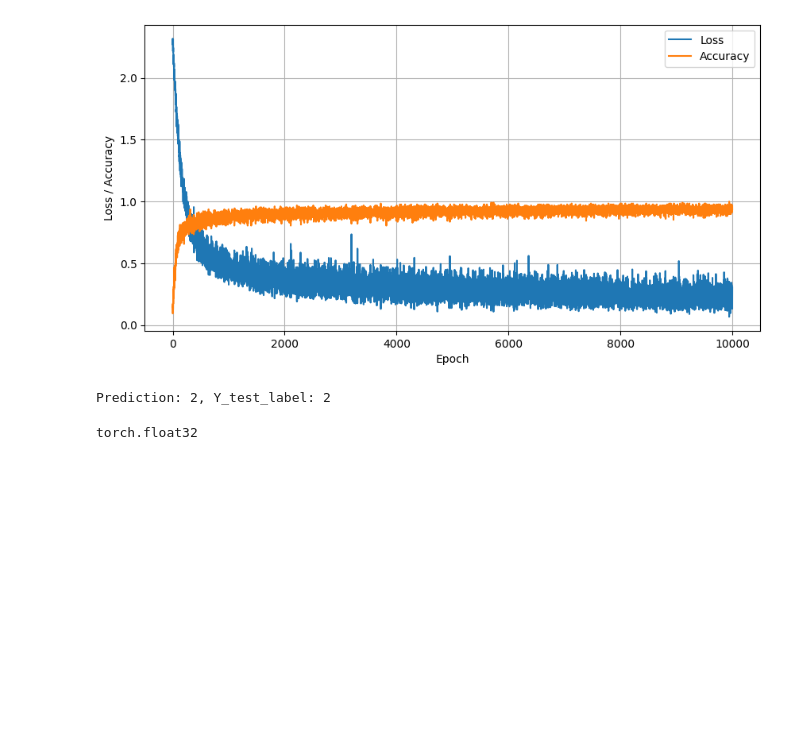
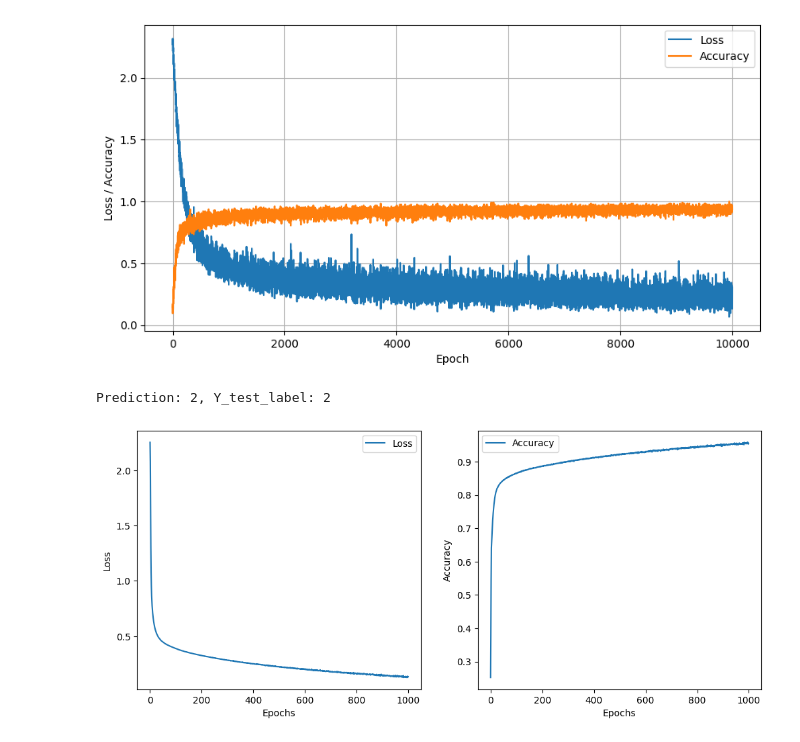
Before and after one commit to AdrianoWeid/ai-notebooks, a Jupyter notebook: mnist_from_scratch.ipynb, the cells around one changed output. Drawn from its saved outputs; the diff is of its cells as text; code cells hidden in the pictures; blank space fills up the shorter version.

Commit message:
backward

```diff
--- a/mnist_from_scratch.ipynb
+++ b/mnist_from_scratch.ipynb
@@ -278,53 +278,98 @@ print("Prediction: %d, Y_test_label: %d" % (prediction, y_sample))
 # %% [output]
 Prediction: 2, Y_test_label: 2
 # %%
-#torch model
 import torch
+import matplotlib.pyplot as plt
+from tqdm import trange
+import torch.optim as optim
 from torch import nn
 from torch.utils.data import DataLoader
 from torchvision import datasets
 from torchvision import transforms
+from IPython.display import clear_output
 
+# Lade das Dataset ohne One-Hot-Encoding
 ds_train = datasets.FashionMNIST(
     root="data",
     train=True,
     download=True,
-    transform=transforms.ToTensor(),
-    target_transform=transforms.Lambda(lambda y: torch.zeros(10, dtype=torch.float).scatter_(0, torch.tensor(y), value=1))
+    transform=transforms.ToTensor()
 )
 ds_test = datasets.FashionMNIST(
     root="data",
-    train=True,
+    train=False,
     download=True,
-    transform=transforms.ToTensor(),
-    target_transform=transforms.Lambda(lambda y: torch.zeros(10, dtype=torch.float).scatter_(0, torch.tensor(y), value=1))
+    transform=transforms.ToTensor()
 )
 
-loader = DataLoader(ds_train, batch_size=64, shuffle=True)
-
+loader = DataLoader(ds_train, batch_size=500, shuffle=True)
 
 class Model(nn.Module):
     def __init__(self, input, hidden):
         super().__init__()
-        self.w1 = nn.Linear(input,hidden)
+        self.w1 = nn.Linear(input, hidden)
         self.w2 = nn.Linear(hidden, hidden)
         self.out = nn.Linear(hidden, 10)
         self.relu = nn.ReLU()
-        self.softmax = nn.Softmax(dim=1)
 
     def forward(self, x):
         x = self.w1(x)
         x = self.relu(x)
         x = self.w2(x)
         x = self.relu(x)
         x = self.out(x)
-        x = self.softmax(x)
+        return x  # Keine Softmax hier, da CrossEntropyLoss das intern behandelt
 
+my_model = Model(784, 128)
+loss_fn = nn.CrossEntropyLoss()
+optimizer = optim.SGD(my_model.parameters(), lr=0.01)
+epochs = 1000
+losses = []
+accuracies = []
 
+for epoch in (t := trange(epochs)):
+    epoch_loss = 0  # Durchschnittlicher Loss für die Epoche
+    correct = 0
+    total = 0
 
-test = Model(784, 128)
-data = ds_train.data[2].view(-1, 784)/255
-print(data.dtype)
-test.forward(data)
+    for images, labels in loader:
+        images = images.view(-1, 28*28)  # Bilddaten flach machen
+
+        predictions = my_model(images)
+        loss = loss_fn(predictions, labels)
+
+        optimizer.zero_grad()
+        loss.backward()
+        optimizer.step()
+
+        # Sammeln des Verlusts für die Visualisierung
+        epoch_loss += loss.item()
+
+        # Berechne die Accuracy
+        _, predicted = torch.max(predictions, 1)  # Index der höchsten Logit-Wahrscheinlichkeit
+        correct += (predicted == labels).sum().item()
+        total += labels.size(0)
+
+    # Durchschnittlichen Epoche-Loss und -Accuracy speichern
+    losses.append(epoch_loss / len(loader))
+    accuracies.append(correct / total)
+
+    # Fortschritt anzeigen und Loss sowie Accuracy plotten
+    clear_output(wait=True)
+    fig, (ax1, ax2) = plt.subplots(1, 2, figsize=(12, 5))
+
+    ax1.plot(losses, label="Loss")
+    ax1.set_xlabel("Epochs")
+    ax1.set_ylabel("Loss")
+    ax1.legend()
+
+    ax2.plot(accuracies, label="Accuracy")
+    ax2.set_xlabel("Epochs")
+    ax2.set_ylabel("Accuracy")
+    ax2.legend()
+
+    plt.show()
+
+    t.set_description(f"Epoch: {epoch+1}, Loss: {losses[-1]:.4f}, Accuracy: {accuracies[-1]:.4f}")
 # %% [output]
-torch.float32
+[figure, added]
```
